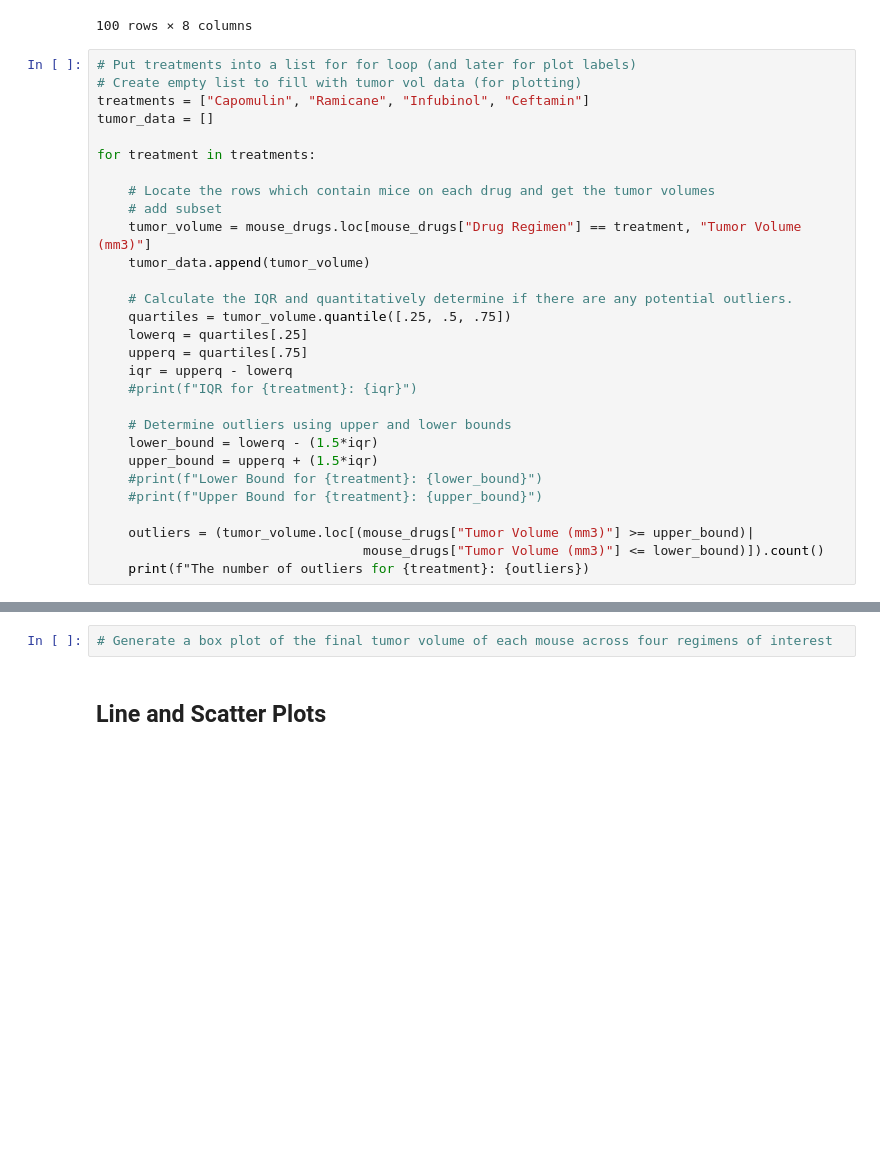
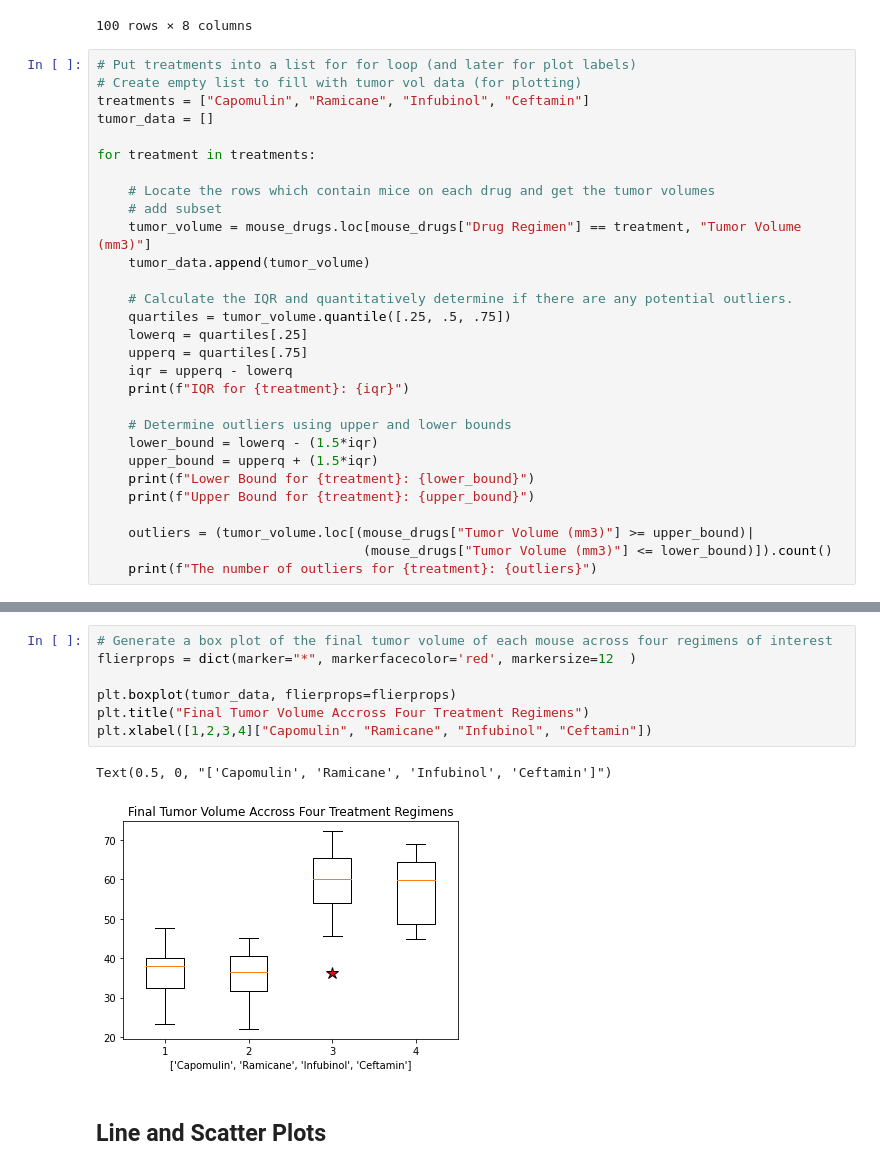
Before and after one commit to JRandle23/Matplotlib-Challenge, a Jupyter notebook: Pymaceuticals/pymaceuticals_starter.ipynb, the cells around one changed output, grey strips where cells are left out. Cells and saved outputs as stored; diff of their text form; blank space fills up the shorter version.

Commit message:
adding box plot

```diff
--- a/Pymaceuticals/pymaceuticals_starter.ipynb
+++ b/Pymaceuticals/pymaceuticals_starter.ipynb
@@ -224,15 +224,15 @@ for treatment in treatments:
     lowerq = quartiles[.25]
     upperq = quartiles[.75]
     iqr = upperq - lowerq
-    #print(f"IQR for {treatment}: {iqr}")
+    print(f"IQR for {treatment}: {iqr}")
 
     # Determine outliers using upper and lower bounds
     lower_bound = lowerq - (1.5*iqr)
     upper_bound = upperq + (1.5*iqr)
-    #print(f"Lower Bound for {treatment}: {lower_bound}")
-    #print(f"Upper Bound for {treatment}: {upper_bound}")
+    print(f"Lower Bound for {treatment}: {lower_bound}")
+    print(f"Upper Bound for {treatment}: {upper_bound}")
 
     outliers = (tumor_volume.loc[(mouse_drugs["Tumor Volume (mm3)"] >= upper_bound)|
-                                  mouse_drugs["Tumor Volume (mm3)"] <= lower_bound)]).count()
-    print(f"The number of outliers for {treatment}: {outliers})
+                                  (mouse_drugs["Tumor Volume (mm3)"] <= lower_bound)]).count()
+    print(f"The number of outliers for {treatment}: {outliers}")
 # %% [output]
@@ -247,5 +255,13 @@ Upper Bound for Ceftamin: 87.66645829999999
 # %%
 # Generate a box plot of the final tumor volume of each mouse across four regimens of interest
+flierprops = dict(marker="*", markerfacecolor='red', markersize=12  )
+
+plt.boxplot(tumor_data, flierprops=flierprops)
+plt.title("Final Tumor Volume Accross Four Treatment Regimens")
+plt.xlabel([1,2,3,4]["Capomulin", "Ramicane", "Infubinol", "Ceftamin"])
+# %% [output]
+Text(0.5, 0, "['Capomulin', 'Ramicane', 'Infubinol', 'Ceftamin']")
+[figure, added]
 # %% [markdown]
 ## Line and Scatter Plots
 # %%
```
Also changed, not shown: parts of 1 cell of this notebook.
